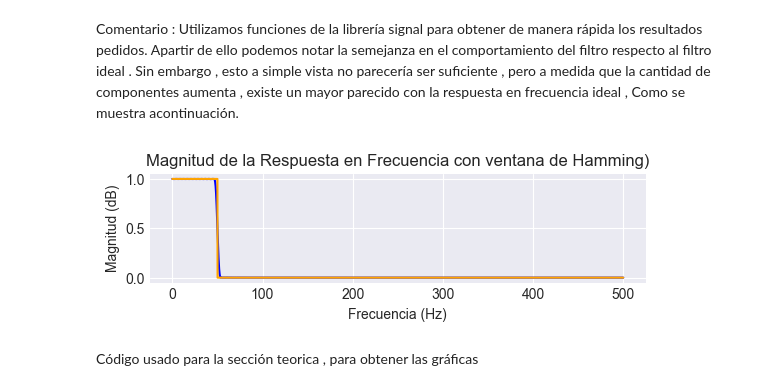
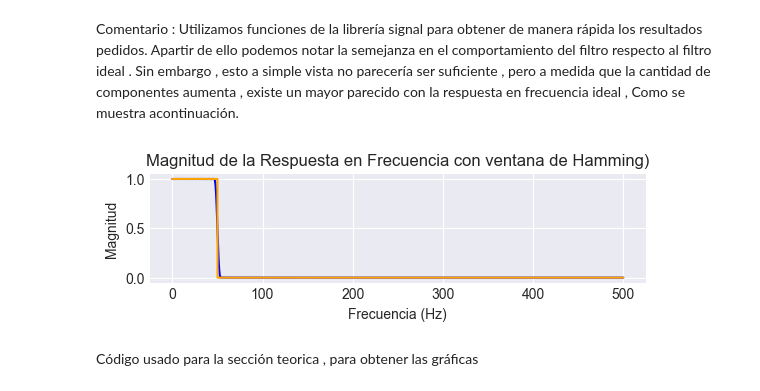
Before and after one commit to ExampleToFollow/PracticasPDS, a Jupyter notebook: Lab4/IP_LAB4_20213704.ipynb, the cells around one changed output. Cells and saved outputs as stored; diff of their text form; code cells hidden in the pictures.

```diff
--- a/Lab4/IP_LAB4_20213704.ipynb
+++ b/Lab4/IP_LAB4_20213704.ipynb
@@ -90,18 +90,18 @@ Utilizamos funciones de la librería signal para obtener de manera rápida los r
 # %%
 #EXTRA---- A MEDIDA Q AUMENTA LA CANTIDAD DE COMPONENTES , SE ASEMEJA MÁS A RESPUESTA IDEAL.
 from scipy.signal import firwin, freqz
 fs = 1000
 fc = 50
 coeficiente_filtro_enventanado = firwin(501, fc, fs=fs, window="hamming")
 w, h = freqz(coeficiente_filtro_enventanado, worN=10000, fs=fs)
 plt.subplot(3, 1, 2)
 plt.plot(w, abs(h), color='blue')
 plt.plot(w, np.where(w <= fc, 1, 0), color='orange', label="Filtro Ideal")
 plt.title("Magnitud de la Respuesta en Frecuencia con ventana de Hamming)")
 plt.xlabel("Frecuencia (Hz)")
-plt.ylabel("Magnitud (dB)")
+plt.ylabel("Magnitud ")
 plt.grid(True)
 # %% [output]
-[figure, old version]
+[figure, new version]
 # %% [markdown]
 Código usado para la sección teorica , para obtener las gráficas
```
Also changed, not shown: parts of 9 cells of this notebook.
